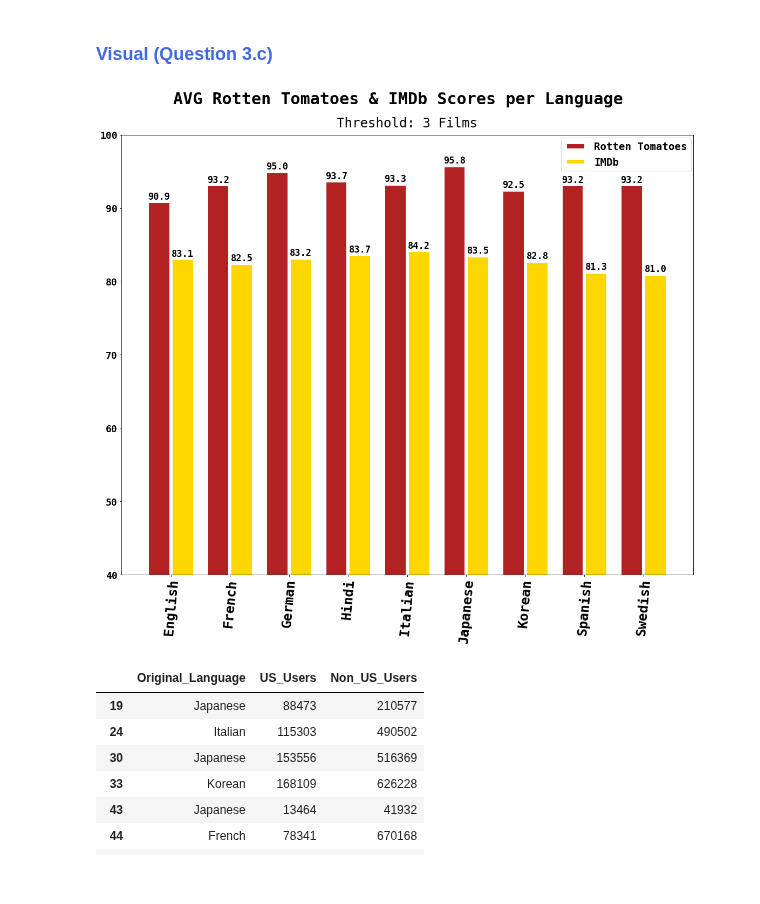
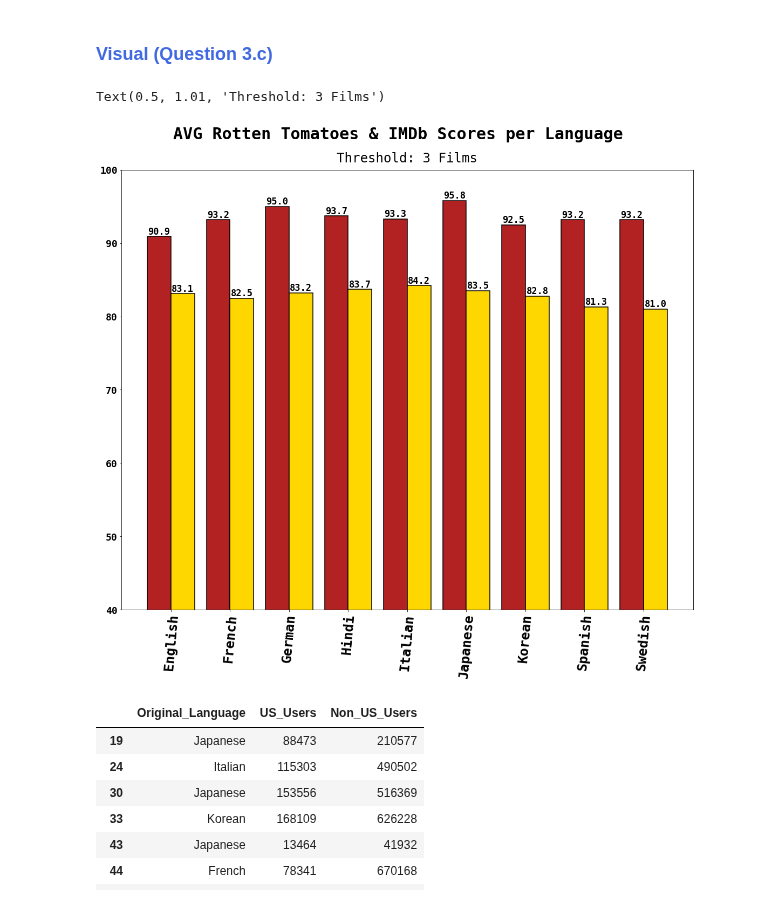
Before and after one commit to HannahSolima/Capstone, a Jupyter notebook: Notebooks/Analysis.ipynb, the cells around one changed output. Drawn from its saved outputs; the diff is of its cells as text; code cells hidden in the pictures.

```diff
--- a/Notebooks/Analysis.ipynb
+++ b/Notebooks/Analysis.ipynb
@@ -520,0 +524,31 @@ Name: Release_Year, dtype: int64
+# %%
+# set the font globally
+plt.rcParams.update({'font.family':'monospace'})
+
+# Define plot size
+plt.rcParams['figure.figsize'] = [12, 10]
+
+#bold
+plt.rcParams["font.weight"] = "bold"
+plt.rcParams["axes.labelweight"] = "bold"
+
+#bar chart
+chart = avg_runtime_top3.plot(x='Original Language', y='Runtime', kind = 'bar', width = .6,
+    color = '#B3CBD1',edgecolor = '#364E55',linewidth = 2, legend = False, fontsize = 16)
+
+#removing x label and adding y label
+plt.xlabel('')
+plt.ylabel('Runtime (mins)', weight = 'semibold', size = '20')
+
+# Set the y labels
+ax.set_ylim(0, 200)
+ax.set_yticks([0,20,40,60,80,100,120,140,160,180,200], weight = 'bold', size = '20')
+
+# Set the x labels
+ax.set_xticklabels(avg_runtime_top3['Original Language'], weight = 'semibold', size = '28', rotation = 80)
+
+#bar label
+plt.bar_label(chart.containers[0], size = '28',color = '#364E55', padding=-40)
+
+#title
+plt.title("Top 3 AVG Runtime by Language", weight = 'bold', size = 26, y=1.02);
@@ -749,3 +855,6 @@ all_lang2
 | 6 | Korean | 92.5 | 82.8 |
 | 7 | Spanish | 93.2 | 81.3 |
 | 8 | Swedish | 93.2 | 81.0 |
+# %%
+all_lang2['Diff'] = all_lang2['Avg_RT_Pct'] - all_lang2['Avg_IMDb_Pct']
+all_lang2
@@ -765,10 +885,10 @@ plt.rcParams['figure.figsize'] = [19, 15]
 # Plot the x and y values
 fig,ax = plt.subplots()
 bar1 = ax.bar(x-width/2, all_lang2['Avg_RT_Pct'], width,
-              color = 'firebrick', edgecolor = 'white', linewidth = 6)
+              color = 'firebrick', edgecolor = 'black', linewidth = 1.5)
 
 bar2 = ax.bar(x+width/2, all_lang2['Avg_IMDb_Pct'], width,
-              color = 'gold', edgecolor = 'white', linewidth = 6)
+              color = 'gold', edgecolor = 'black', linewidth = 1.5)
 
 # label values for bars
 # https://matplotlib.org/stable/api/_as_gen/matplotlib.axes.Axes.text.html
@@ -776,36 +896,37 @@ for bar in ax.patches:
     bar_value = bar.get_height() # The text annotation for each bar should be its height.
     text = f'{bar_value:,}'   # Format the text with commas to separate thousands.
     text_x = bar.get_x() + bar.get_width() / 2 # This will give the middle of each bar on the x-axis.
     # get_y() is where the bar starts so we add the height to it.
     text_y = bar.get_y() + bar_value
     # If we want the text to be the same color as the bar, we can get the color like so:
     bar_color = bar.get_facecolor()
     # If you want a consistent color, you can just set it as a constant, e.g. #222222
     ax.text(text_x, text_y, text, weight = 'semibold',
             ha='center', va='bottom',
             color='black',size=17)
 
 # Set the x labels and legends
 ax.set_xticks(x)
 ax.set_xticklabels(all_lang2['Original_Language'],
                    weight = 'semibold', size = '25', rotation = 85)
 ax.legend
 
 # Set the y labels
 ax.set_ylim(40,100)
 ax.set_yticks([40,50,60,70,80,90,100])
 ax.set_yticklabels(['40','50','60','70','80','90','100'], weight = 'bold', size = '18')
 
 #title
 plt.suptitle("AVG Rotten Tomatoes & IMDb Scores per Language",
              weight = 'bold', size = 30, x =.5, y=.954)
 plt.title("Threshold: 3 Films", weight = 'medium', size = 24,x =.5, y=1.01)
 
 #Clustered Bar legend
-plt.legend(["Rotten Tomatoes", "IMDb"], ncol=1, loc="upper left",
-           bbox_to_anchor= (.76,1.005), fontsize = '19');
+# plt.legend(["Rotten Tomatoes", "IMDb"], ncol=1, loc="upper left",
+#            bbox_to_anchor= (.76,1.005), fontsize = '19');
 # %% [output]
+Text(0.5, 1.01, 'Threshold: 3 Films')
-[figure, old version]
+[figure, new version]
 # %%
 not_eng1 = all_lang.loc[(all_lang['Original_Language'] != 'English')]
 not_eng2 = not_eng1.loc[(not_eng['Original_Language'] != 'Not Available')]
```
Also changed, not shown: parts of 23 cells of this notebook, 2 other files.
